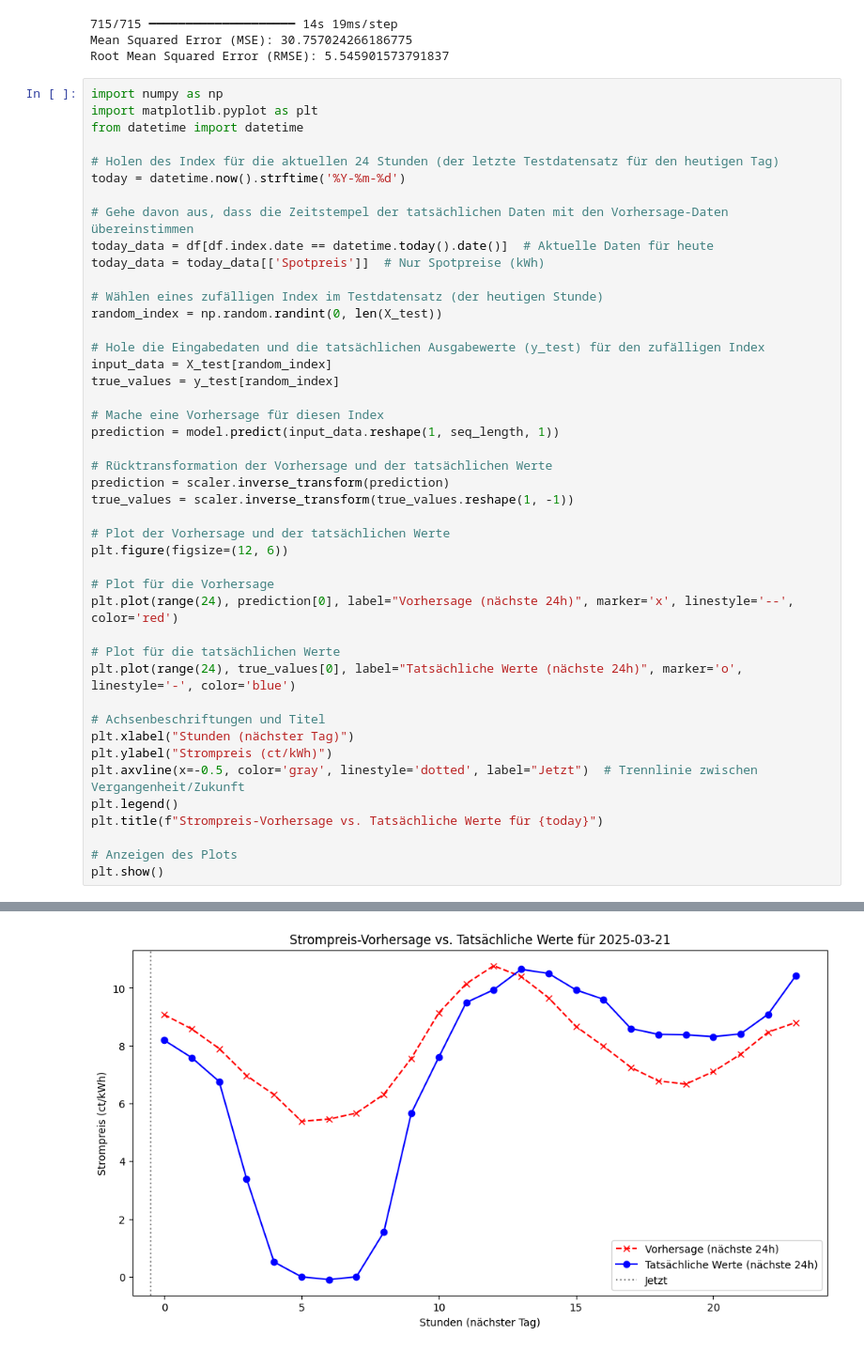
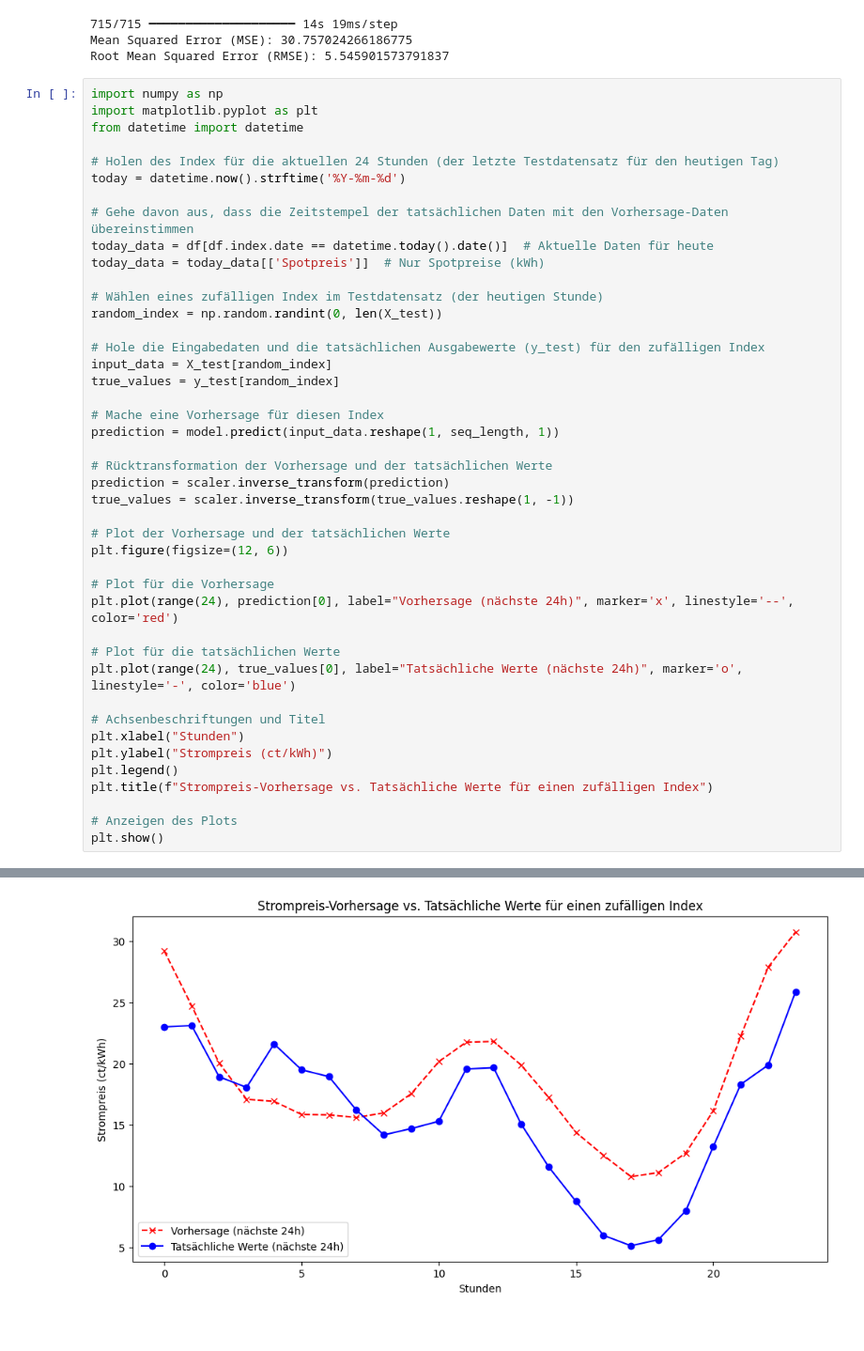
Before and after one commit to DarBr/BI-Steel-Project, a Jupyter notebook: machine_learning/model.ipynb, the cells around one changed output, grey strips where cells are left out. Shown at 94% size. Cells and saved outputs as stored; diff of their text form.

Commit message:
updated data and plots

```diff
--- a/machine_learning/model.ipynb
+++ b/machine_learning/model.ipynb
@@ -209,11 +257,10 @@ plt.plot(range(24), prediction[0], label="Vorhersage (nächste 24h)", marker='x'
 plt.plot(range(24), true_values[0], label="Tatsächliche Werte (nächste 24h)", marker='o', linestyle='-', color='blue')
 
 # Achsenbeschriftungen und Titel
-plt.xlabel("Stunden (nächster Tag)")
+plt.xlabel("Stunden")
 plt.ylabel("Strompreis (ct/kWh)")
-plt.axvline(x=-0.5, color='gray', linestyle='dotted', label="Jetzt")  # Trennlinie zwischen Vergangenheit/Zukunft
 plt.legend()
-plt.title(f"Strompreis-Vorhersage vs. Tatsächliche Werte für {today}")
+plt.title(f"Strompreis-Vorhersage vs. Tatsächliche Werte für einen zufälligen Index")
 
 # Anzeigen des Plots
 plt.show()
@@ -222 +269 @@ plt.show()
-[figure, old version]
+[figure, new version]
```
Also changed, not shown: parts of 6 cells of this notebook, 1 other file.
